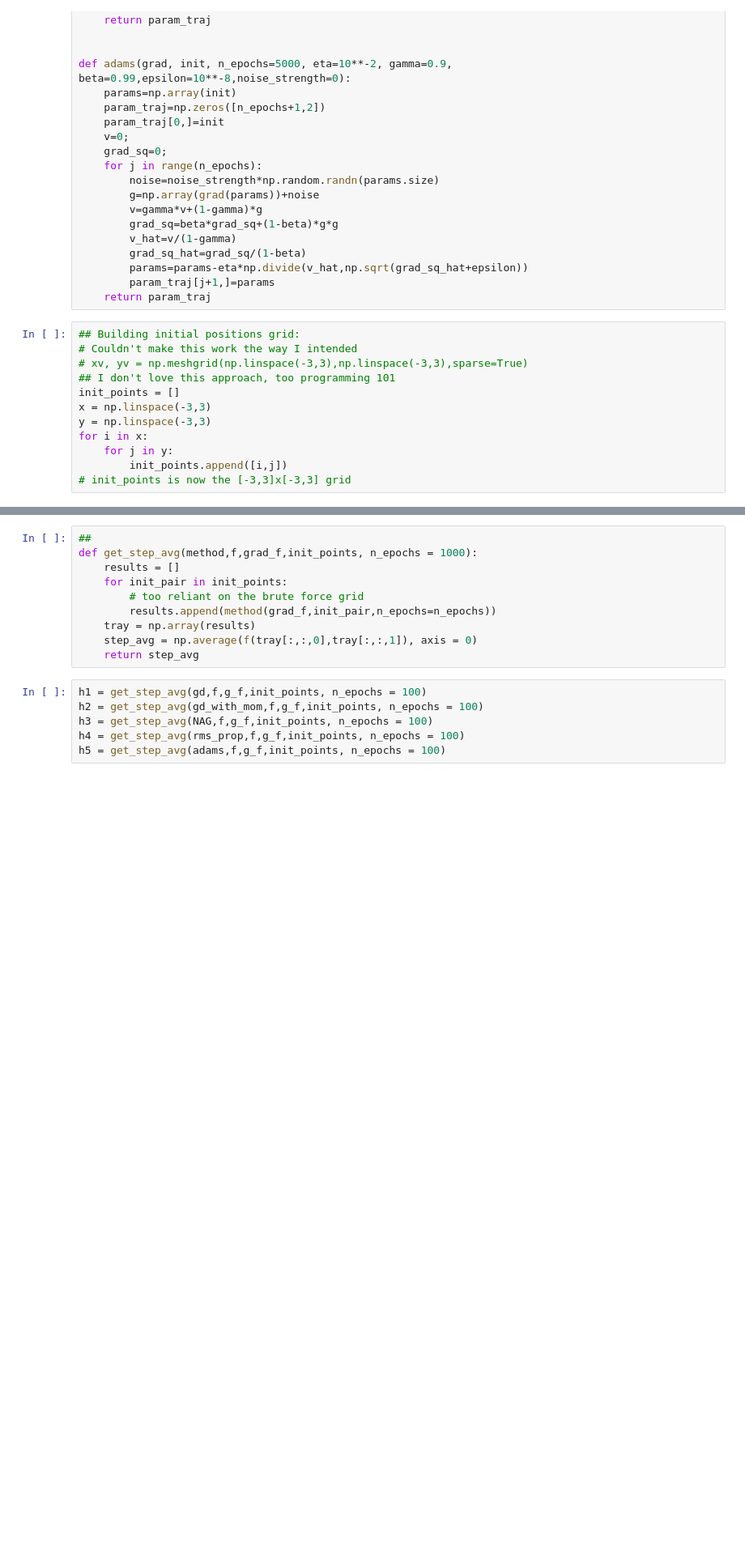
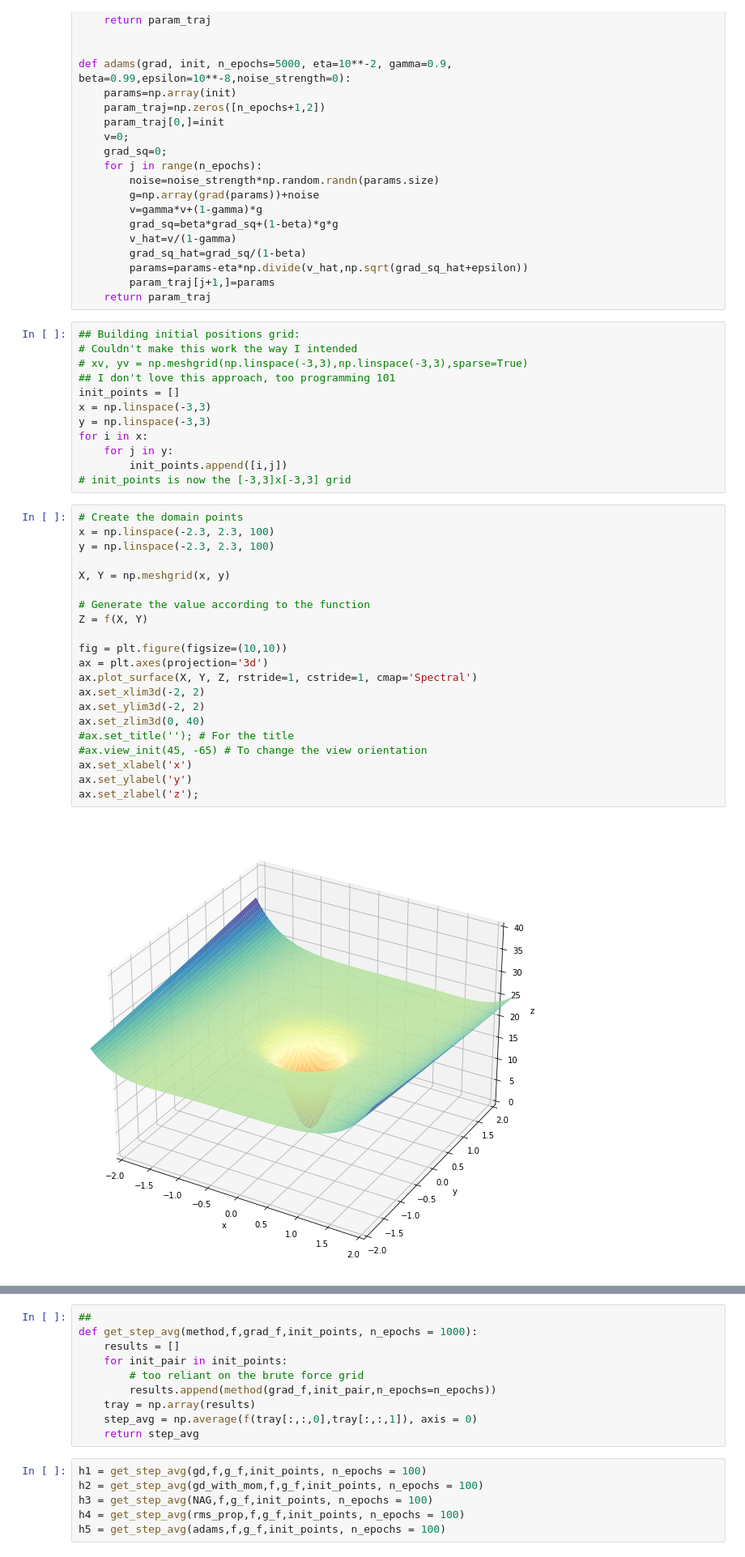
Before and after one commit to drckf/mlreview_notebooks, a Jupyter notebook: jupyter_notebooks/exercises/exercise_1.ipynb, the cells around one changed output, grey strips where cells are left out. Shown at 81% size. Cells and saved outputs as stored; diff of their text form; blank space fills up the shorter version.

Commit message:
plot  eta

```diff
--- a/jupyter_notebooks/exercises/exercise_1.ipynb
+++ b/jupyter_notebooks/exercises/exercise_1.ipynb
@@ -105,3 +107,26 @@ for i in x:
     for j in y:
         init_points.append([i,j])
 # init_points is now the [-3,3]x[-3,3] grid
+# %%
+# Create the domain points
+x = np.linspace(-2.3, 2.3, 100)
+y = np.linspace(-2.3, 2.3, 100)
+
+X, Y = np.meshgrid(x, y)
+
+# Generate the value according to the function
+Z = f(X, Y)
+
+fig = plt.figure(figsize=(10,10))
+ax = plt.axes(projection='3d')
+ax.plot_surface(X, Y, Z, rstride=1, cstride=1, cmap='Spectral')
+ax.set_xlim3d(-2, 2)
+ax.set_ylim3d(-2, 2)
+ax.set_zlim3d(0, 40)
+#ax.set_title(''); # For the title
+#ax.view_init(45, -65) # To change the view orientation
+ax.set_xlabel('x')
+ax.set_ylabel('y')
+ax.set_zlabel('z');
+# %% [output]
+[figure, added]
```
Also changed, not shown: parts of 4 cells of this notebook.
